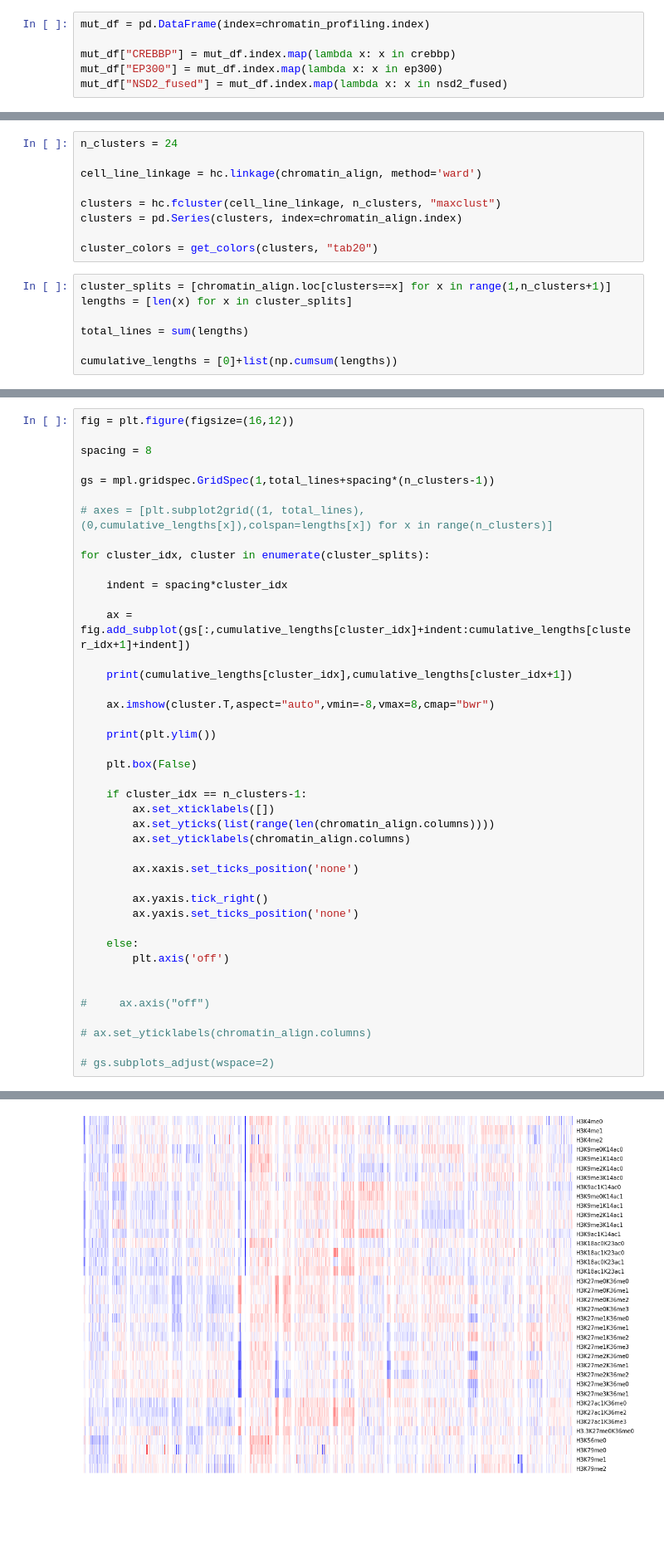
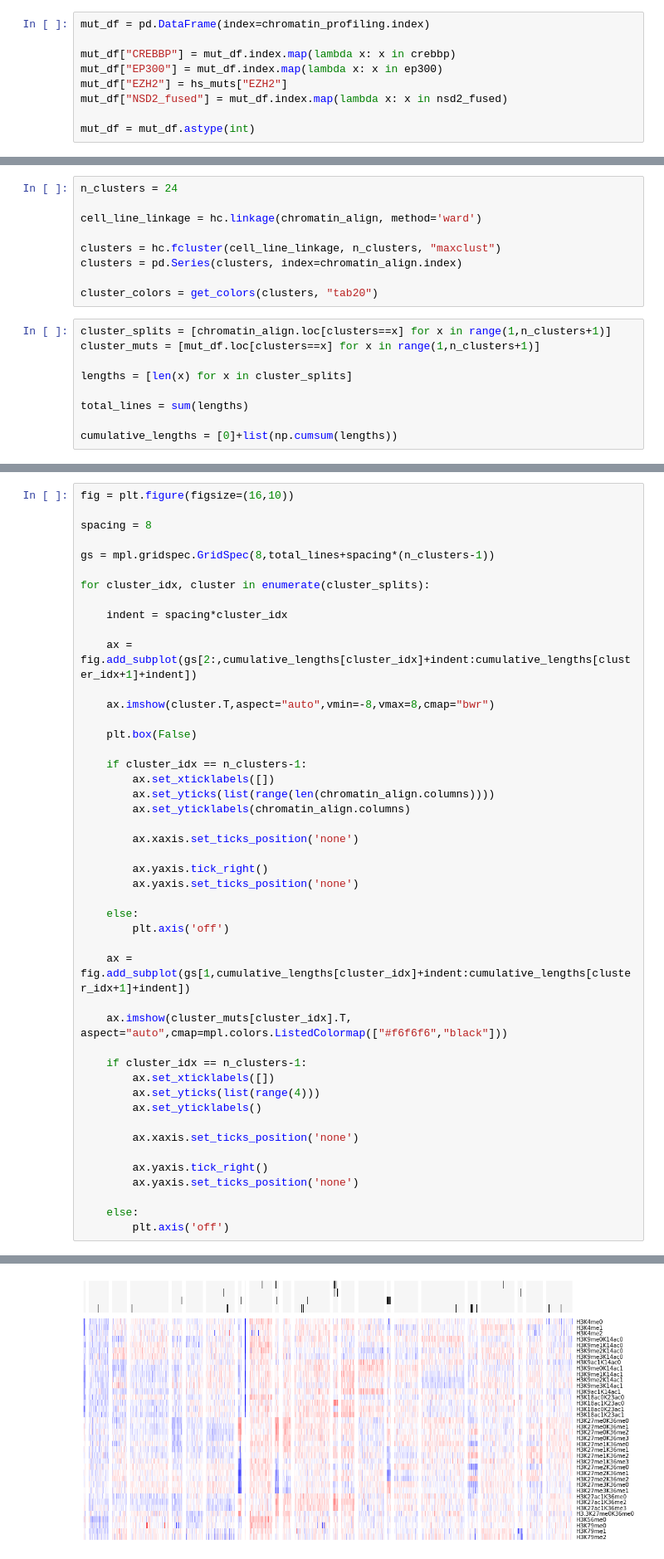
Before and after one commit to kevinhu/ccle-2019-analysis, a Jupyter notebook: notebooks/figure3_chromatin-profiling.ipynb, the cells around one changed output, grey strips where cells are left out. Shown at 83% size. Saved outputs shown, nothing was run; the diff lists cells and outputs as text; blank space fills up the shorter version.

```diff
--- a/notebooks/figure3_chromatin-profiling.ipynb
+++ b/notebooks/figure3_chromatin-profiling.ipynb
@@ -58,4 +58,7 @@ mut_df = pd.DataFrame(index=chromatin_profiling.index)
 
 mut_df["CREBBP"] = mut_df.index.map(lambda x: x in crebbp)
 mut_df["EP300"] = mut_df.index.map(lambda x: x in ep300)
+mut_df["EZH2"] = hs_muts["EZH2"]
 mut_df["NSD2_fused"] = mut_df.index.map(lambda x: x in nsd2_fused)
+
+mut_df = mut_df.astype(int)
@@ -91,6 +77,8 @@ clusters = pd.Series(clusters, index=chromatin_align.index)
 cluster_colors = get_colors(clusters, "tab20")
 # %%
 cluster_splits = [chromatin_align.loc[clusters==x] for x in range(1,n_clusters+1)]
+cluster_muts = [mut_df.loc[clusters==x] for x in range(1,n_clusters+1)]
+
 lengths = [len(x) for x in cluster_splits]
 
 total_lines = sum(lengths)
@@ -139,23 +87,17 @@ lengths
 # %%
-fig = plt.figure(figsize=(16,12))
+fig = plt.figure(figsize=(16,10))
 
 spacing = 8
 
-gs = mpl.gridspec.GridSpec(1,total_lines+spacing*(n_clusters-1))
-
-# axes = [plt.subplot2grid((1, total_lines), (0,cumulative_lengths[x]),colspan=lengths[x]) for x in range(n_clusters)]
+gs = mpl.gridspec.GridSpec(8,total_lines+spacing*(n_clusters-1))
 
 for cluster_idx, cluster in enumerate(cluster_splits):
 
     indent = spacing*cluster_idx
 
-    ax = fig.add_subplot(gs[:,cumulative_lengths[cluster_idx]+indent:cumulative_lengths[cluster_idx+1]+indent])
-
-    print(cumulative_lengths[cluster_idx],cumulative_lengths[cluster_idx+1])
+    ax = fig.add_subplot(gs[2:,cumulative_lengths[cluster_idx]+indent:cumulative_lengths[cluster_idx+1]+indent])
 
     ax.imshow(cluster.T,aspect="auto",vmin=-8,vmax=8,cmap="bwr")
-
-    print(plt.ylim())
 
     plt.box(False)
 
@@ -172,10 +114,20 @@ for cluster_idx, cluster in enumerate(cluster_splits):
     else:
         plt.axis('off')
 
+    ax = fig.add_subplot(gs[1,cumulative_lengths[cluster_idx]+indent:cumulative_lengths[cluster_idx+1]+indent])
 
-#     ax.axis("off")
+    ax.imshow(cluster_muts[cluster_idx].T, aspect="auto",cmap=mpl.colors.ListedColormap(["#f6f6f6","black"]))
 
-# ax.set_yticklabels(chromatin_align.columns)
+    if cluster_idx == n_clusters-1:
+        ax.set_xticklabels([])
+        ax.set_yticks(list(range(4)))
+        ax.set_yticklabels()
 
-# gs.subplots_adjust(wspace=2)
+        ax.xaxis.set_ticks_position('none')
+
+        ax.yaxis.tick_right()
+        ax.yaxis.set_ticks_position('none')
+
+    else:
+        plt.axis('off')
 # %% [output]
@@ -199 +134 @@ for cluster_idx, cluster in enumerate(cluster_splits):
-[figure, old version]
+[figure, new version]
```
Also changed, not shown: parts of 6 cells of this notebook.
